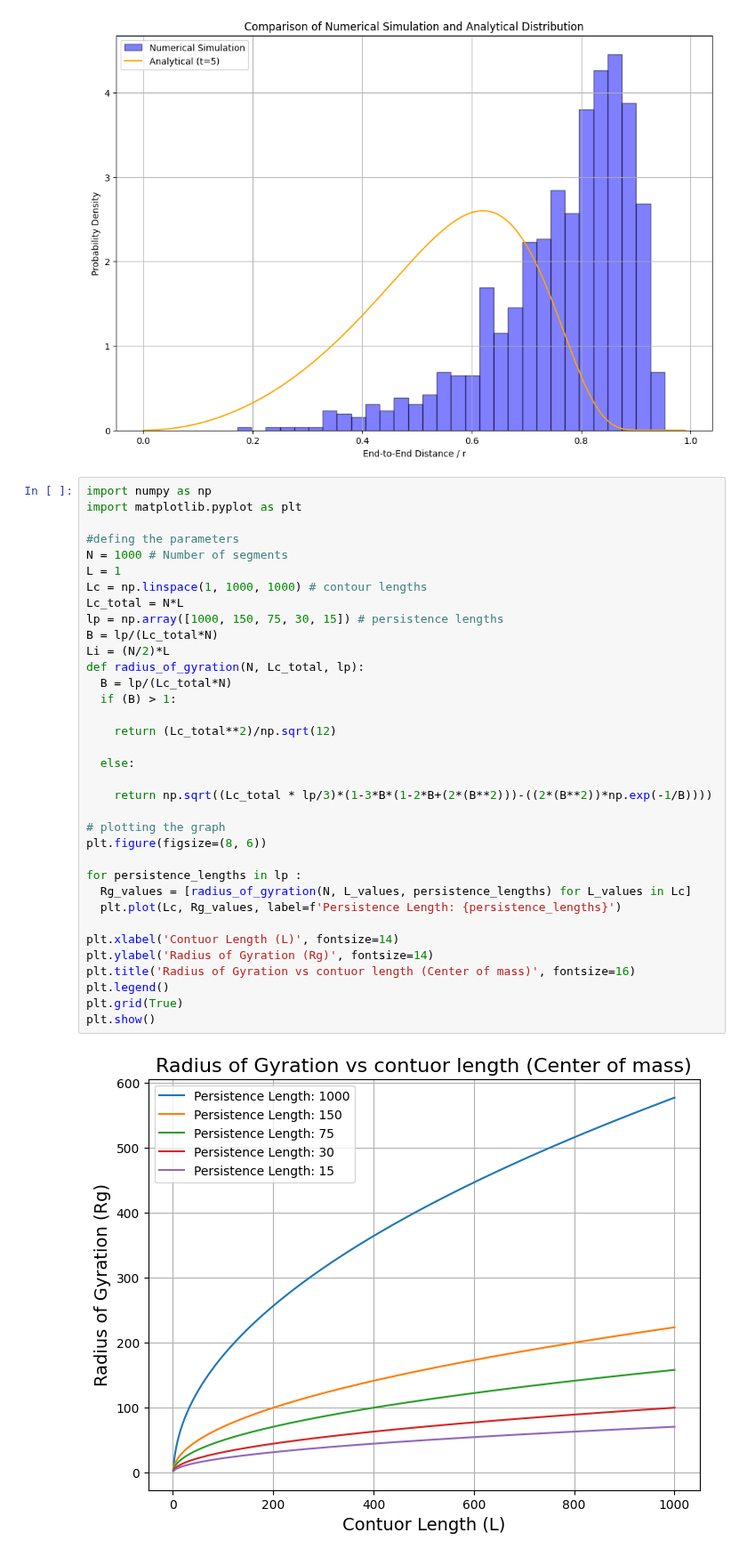
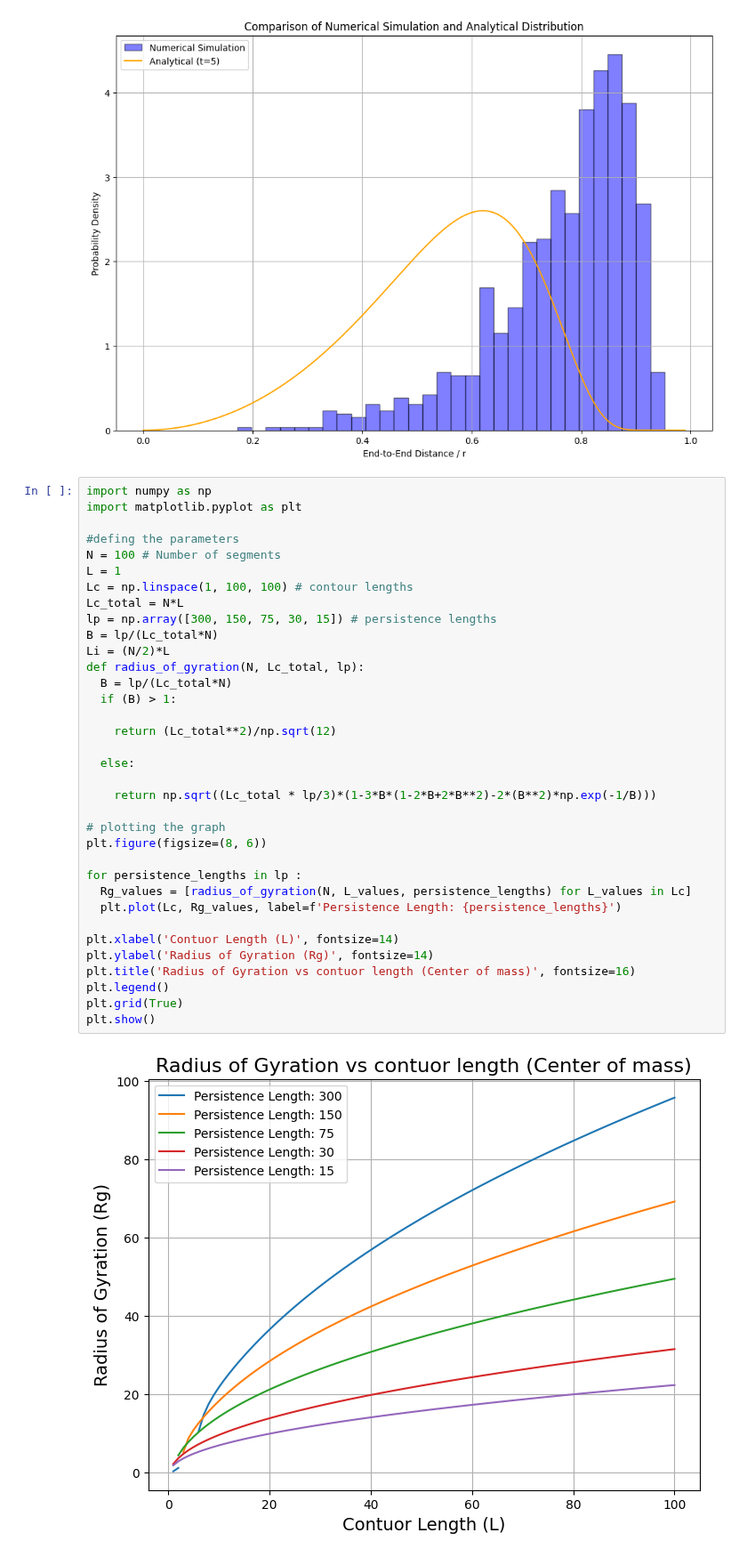
Before and after one commit to B-hub-hue/Python.exam_polymer, a Jupyter notebook: Python_exam_py.ipynb, the cells around one changed output. Shown at 89% size. Drawn from its saved outputs; the diff is of its cells as text.

Commit message:
I have fixed something in the function definition by removing some parenthesis and reducing the number of segments to 100 again.

```diff
--- a/Python_exam_py.ipynb
+++ b/Python_exam_py.ipynb
@@ -199,35 +199,35 @@ import numpy as np
 import matplotlib.pyplot as plt
 
 #defing the parameters
-N = 1000 # Number of segments
+N = 100 # Number of segments
 L = 1
-Lc = np.linspace(1, 1000, 1000) # contour lengths
+Lc = np.linspace(1, 100, 100) # contour lengths
 Lc_total = N*L
-lp = np.array([1000, 150, 75, 30, 15]) # persistence lengths
+lp = np.array([300, 150, 75, 30, 15]) # persistence lengths
 B = lp/(Lc_total*N)
 Li = (N/2)*L
 def radius_of_gyration(N, Lc_total, lp):
   B = lp/(Lc_total*N)
   if (B) > 1:
 
     return (Lc_total**2)/np.sqrt(12)
 
   else:
 
-    return np.sqrt((Lc_total * lp/3)*(1-3*B*(1-2*B+(2*(B**2)))-((2*(B**2))*np.exp(-1/B))))
+    return np.sqrt((Lc_total * lp/3)*(1-3*B*(1-2*B+2*B**2)-2*(B**2)*np.exp(-1/B)))
 
 # plotting the graph
 plt.figure(figsize=(8, 6))
 
 for persistence_lengths in lp :
   Rg_values = [radius_of_gyration(N, L_values, persistence_lengths) for L_values in Lc]
   plt.plot(Lc, Rg_values, label=f'Persistence Length: {persistence_lengths}')
 
 plt.xlabel('Contuor Length (L)', fontsize=14)
 plt.ylabel('Radius of Gyration (Rg)', fontsize=14)
 plt.title('Radius of Gyration vs contuor length (Center of mass)', fontsize=16)
 plt.legend()
 plt.grid(True)
 plt.show()
 # %% [output]
-[figure, old version]
+[figure, new version]
```
